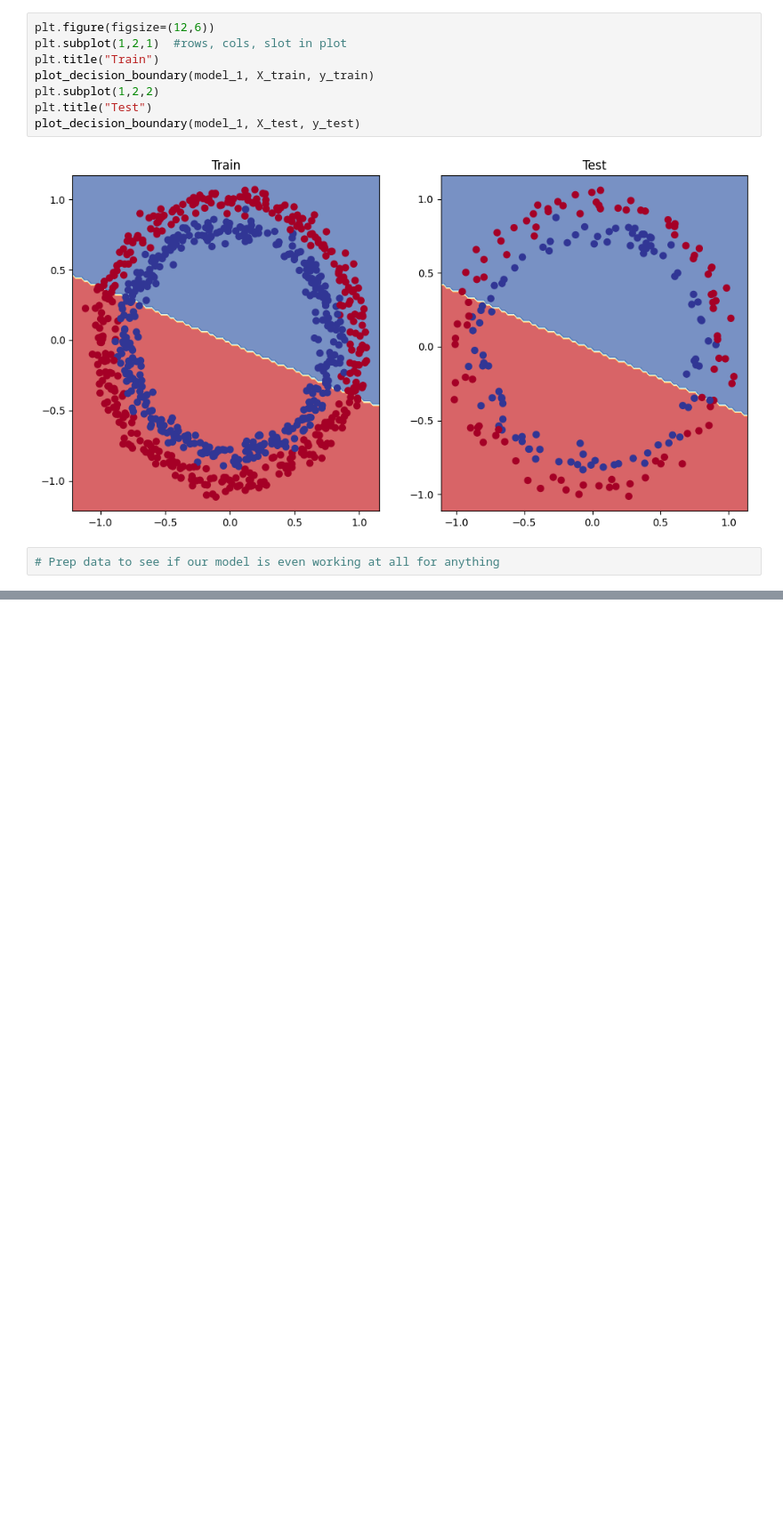
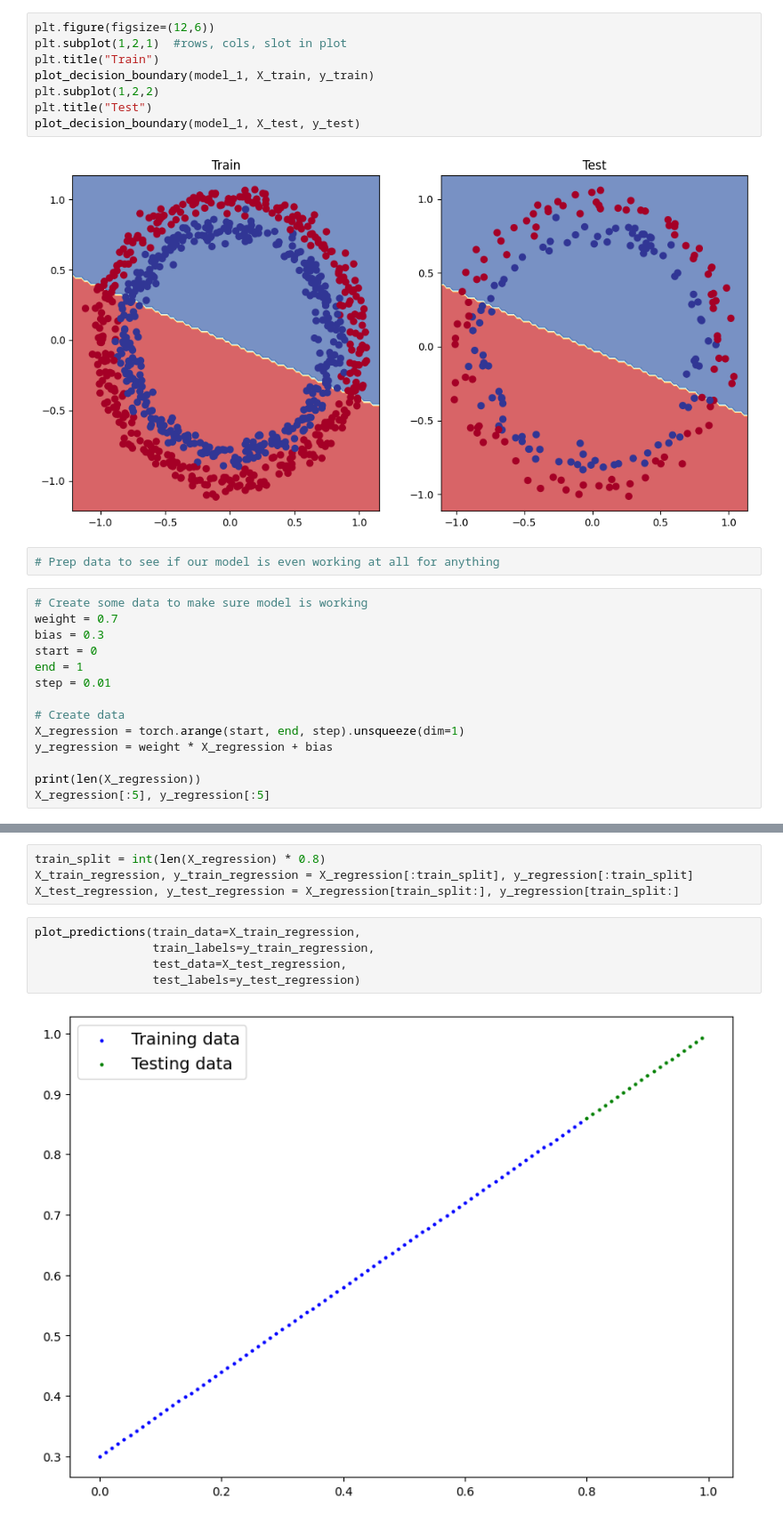
Before and after one commit to AlexNhjh/PyTorch-Tutorial, a Jupyter notebook: ch2.ipynb, the cells around one changed output, grey strips where cells are left out. Shown at 89% size. Cells and saved outputs as stored; diff of their text form; blank space fills up the shorter version.

```diff
--- a/ch2.ipynb
+++ b/ch2.ipynb
@@ -493,3 +492,17 @@ plot_decision_boundary(model_1, X_test, y_test)
 [figure]
 # %%
 # Prep data to see if our model is even working at all for anything
+# %%
+# Create some data to make sure model is working
+weight = 0.7
+bias = 0.3
+start = 0
+end = 1
+step = 0.01
+
+# Create data
+X_regression = torch.arange(start, end, step).unsqueeze(dim=1)
+y_regression = weight * X_regression + bias
+
+print(len(X_regression))
+X_regression[:5], y_regression[:5]
@@ -495,0 +521,11 @@ plot_decision_boundary(model_1, X_test, y_test)
+# %%
+train_split = int(len(X_regression) * 0.8)
+X_train_regression, y_train_regression = X_regression[:train_split], y_regression[:train_split]
+X_test_regression, y_test_regression = X_regression[train_split:], y_regression[train_split:]
+# %%
+plot_predictions(train_data=X_train_regression,
+                 train_labels=y_train_regression,
+                 test_data=X_test_regression,
+                 test_labels=y_test_regression)
+# %% [output]
+[figure, added]
```
Also changed, not shown: parts of 33 cells of this notebook.
